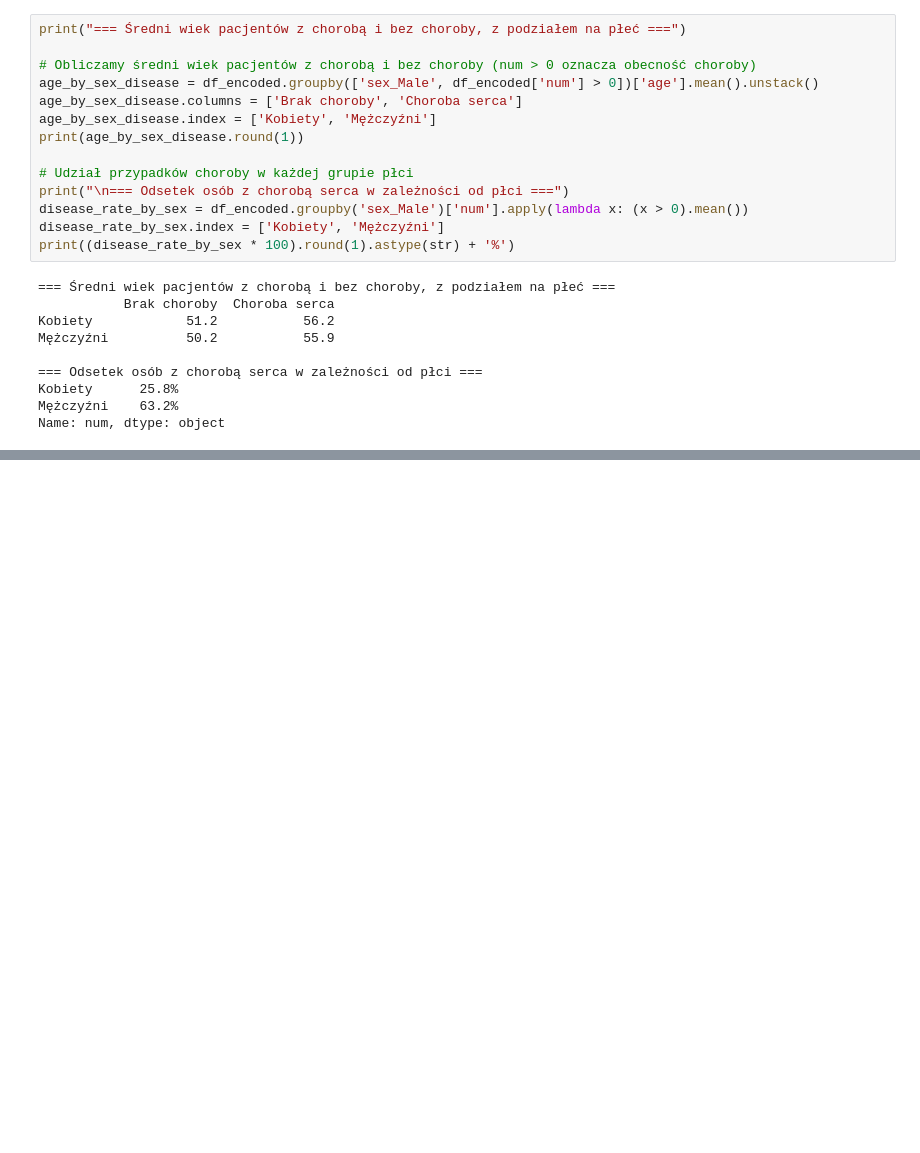
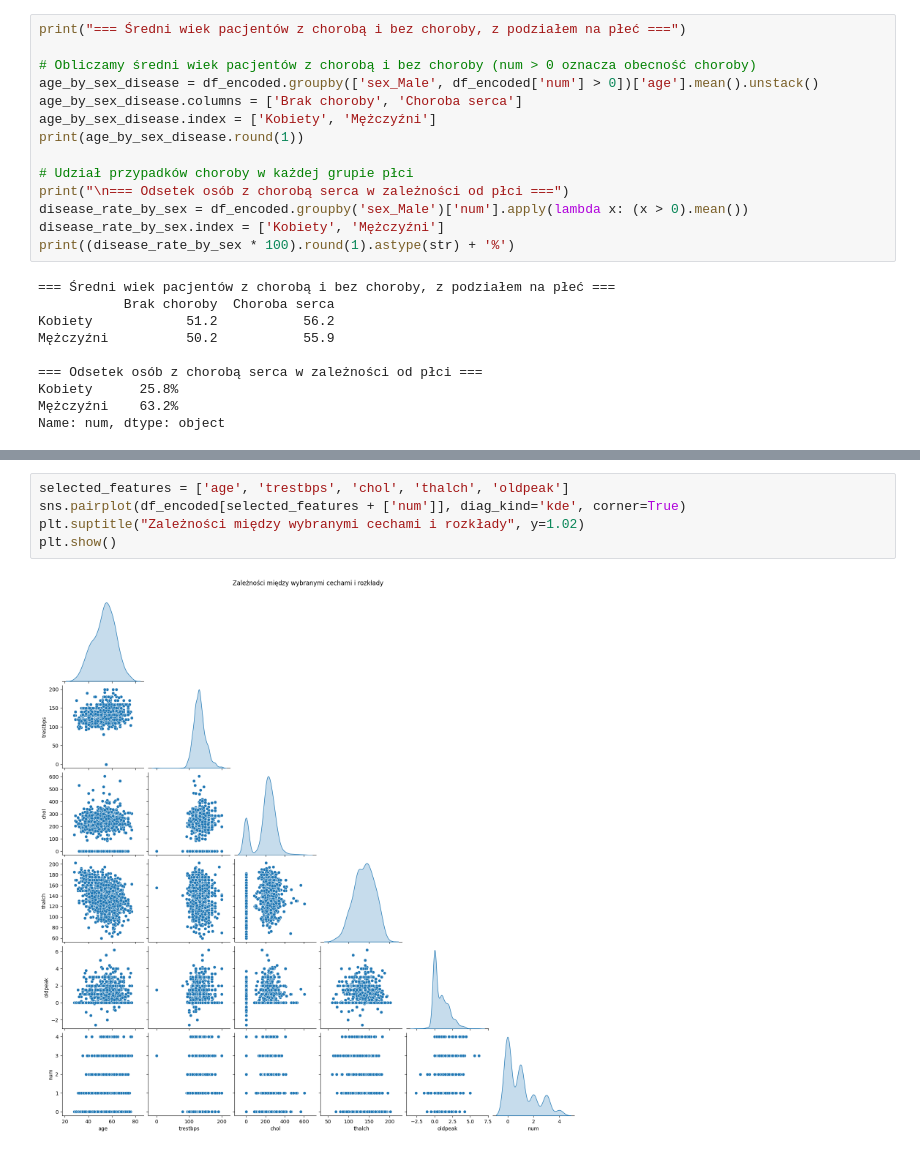
Before and after one commit to Nachos-mic/ZMUM_PROJEKT, a Jupyter notebook: zmum_project.ipynb, the cells around one changed output, grey strips where cells are left out. Saved outputs shown, nothing was run; the diff lists cells and outputs as text; blank space fills up the shorter version.

```diff
--- a/zmum_project.ipynb
+++ b/zmum_project.ipynb
@@ -404,0 +416,7 @@ Name: num, dtype: object
+# %%
+selected_features = ['age', 'trestbps', 'chol', 'thalch', 'oldpeak']
+sns.pairplot(df_encoded[selected_features + ['num']], diag_kind='kde', corner=True)
+plt.suptitle("Zależności między wybranymi cechami i rozkłady", y=1.02)
+plt.show()
+# %% [output]
+[figure, added]
```
Also changed, not shown: parts of 5 cells of this notebook.
